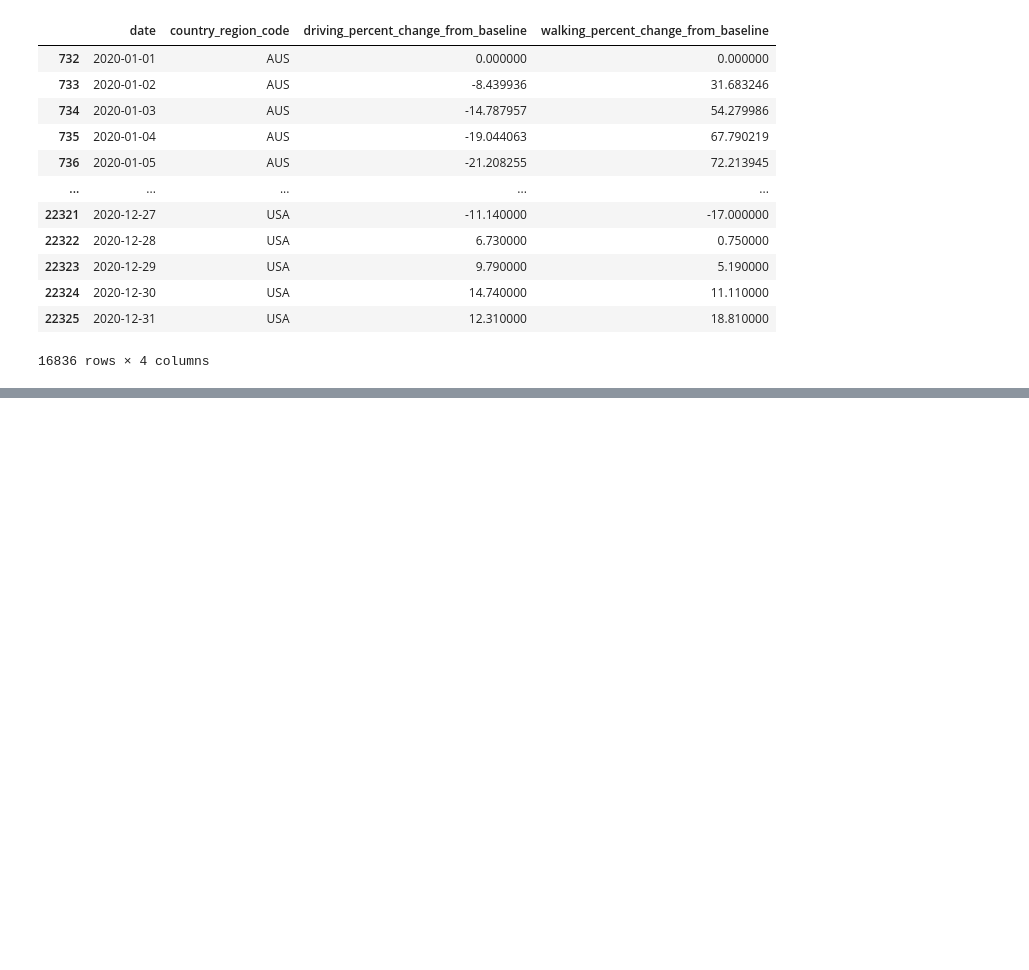
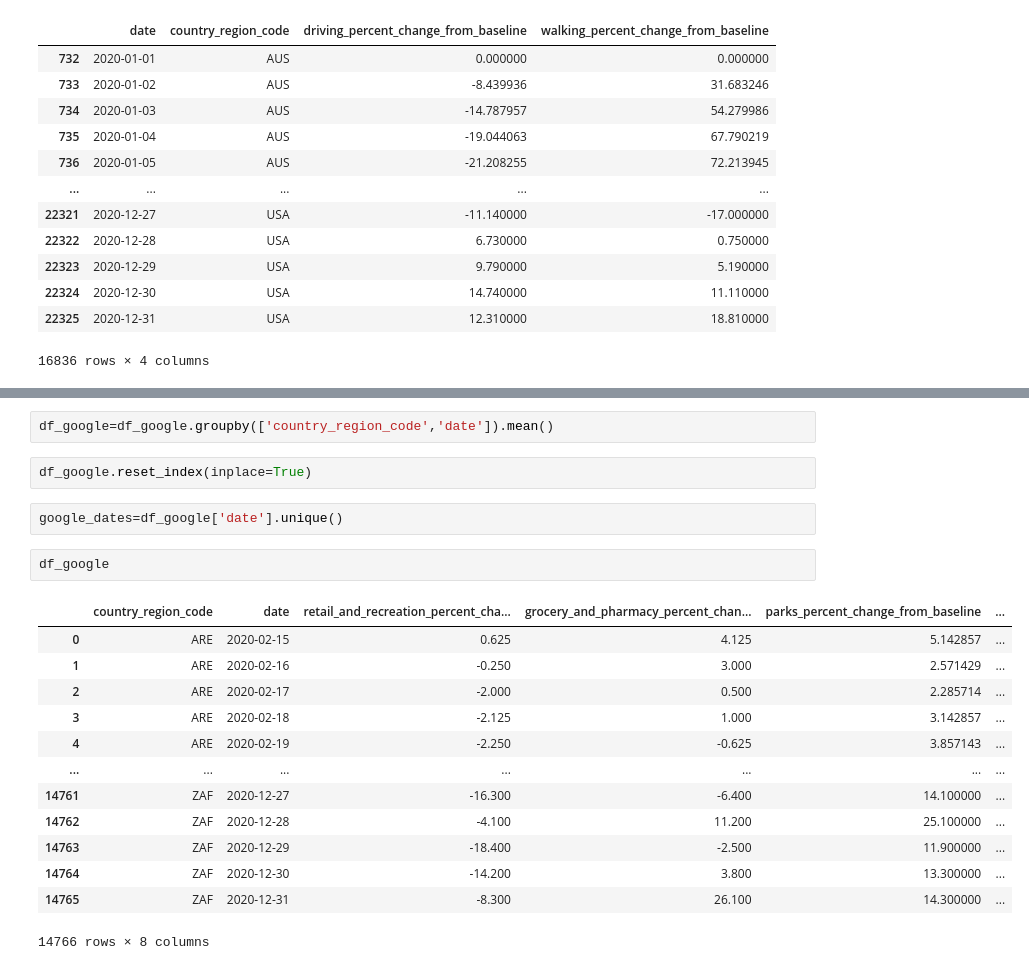
Before and after one commit to pwl482/home_squad, a Jupyter notebook: Data_Reshaping_and_Cleaning.ipynb, the cells around one changed output, grey strips where cells are left out. Saved outputs shown, nothing was run; the diff lists cells and outputs as text; blank space fills up the shorter version.

```diff
--- a/Data_Reshaping_and_Cleaning.ipynb
+++ b/Data_Reshaping_and_Cleaning.ipynb
@@ -911,0 +1003,22 @@ df_apple
+# %%
+df_google=df_google.groupby(['country_region_code','date']).mean()
+# %%
+df_google.reset_index(inplace=True)
+# %%
+google_dates=df_google['date'].unique()
+# %%
+df_google
+# %% [output]
+|  | country_region_code | date | retail_and_recreation_percent_cha... | grocery_and_pharmacy_percent_chan... | parks_percent_change_from_baseline | ... |
+| 0 | ARE | 2020-02-15 | 0.625 | 4.125 | 5.142857 | ... |
+| 1 | ARE | 2020-02-16 | -0.250 | 3.000 | 2.571429 | ... |
+| 2 | ARE | 2020-02-17 | -2.000 | 0.500 | 2.285714 | ... |
+| 3 | ARE | 2020-02-18 | -2.125 | 1.000 | 3.142857 | ... |
+| 4 | ARE | 2020-02-19 | -2.250 | -0.625 | 3.857143 | ... |
+| ... | ... | ... | ... | ... | ... | ... |
+| 14761 | ZAF | 2020-12-27 | -16.300 | -6.400 | 14.100000 | ... |
+| 14762 | ZAF | 2020-12-28 | -4.100 | 11.200 | 25.100000 | ... |
+| 14763 | ZAF | 2020-12-29 | -18.400 | -2.500 | 11.900000 | ... |
+| 14764 | ZAF | 2020-12-30 | -14.200 | 3.800 | 13.300000 | ... |
+| 14765 | ZAF | 2020-12-31 | -8.300 | 26.100 | 14.300000 | ... |
+14766 rows × 8 columns
```
Also changed, not shown: parts of 23 cells of this notebook.
